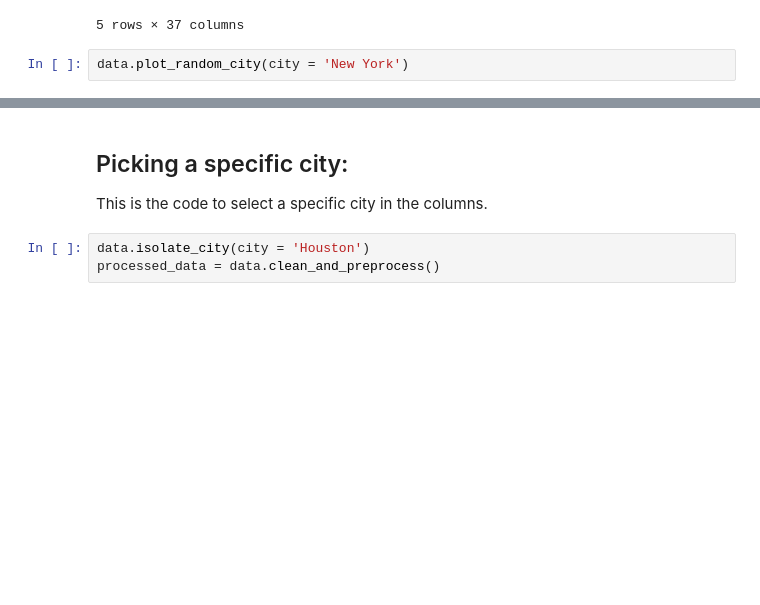
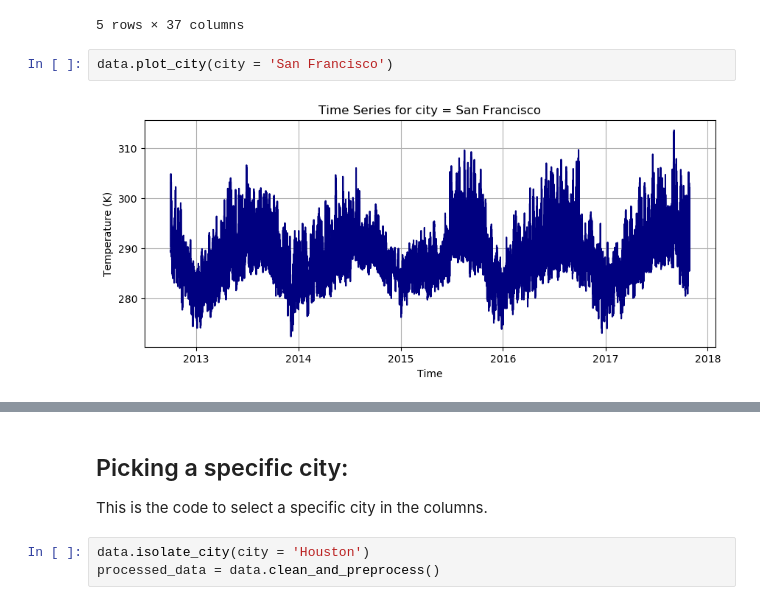
Before and after one commit to PieroPaialungaAI/RareEvents, a Jupyter notebook: rare_events_notebook.ipynb, the cells around one changed output, grey strips where cells are left out. Cells and saved outputs as stored; diff of their text form; blank space fills up the shorter version.

Commit message:
Adding functions to plot in data.py

```diff
--- a/rare_events_notebook.ipynb
+++ b/rare_events_notebook.ipynb
@@ -14,5 +14,7 @@ data.raw_data.head()
 | 3 | 2012-10-01 15:00:00 | 284.626998 | 282.091866 | 289.460618 | 281.789833 | 291.862844 | 291.543355 | 293.392177 | 296.631487 | ... |
 | 4 | 2012-10-01 16:00:00 | 284.624955 | 282.100481 | 289.446243 | 281.782449 | 291.857503 | 291.553209 | 293.381213 | 296.654466 | ... |
 5 rows × 37 columns
-# %%
-data.plot_random_city(city = 'New York')
+# %%
+data.plot_city(city = 'San Francisco')
+# %% [output]
+[figure, added]
```
Also changed, not shown: parts of 1 cell of this notebook, 2 other files.
